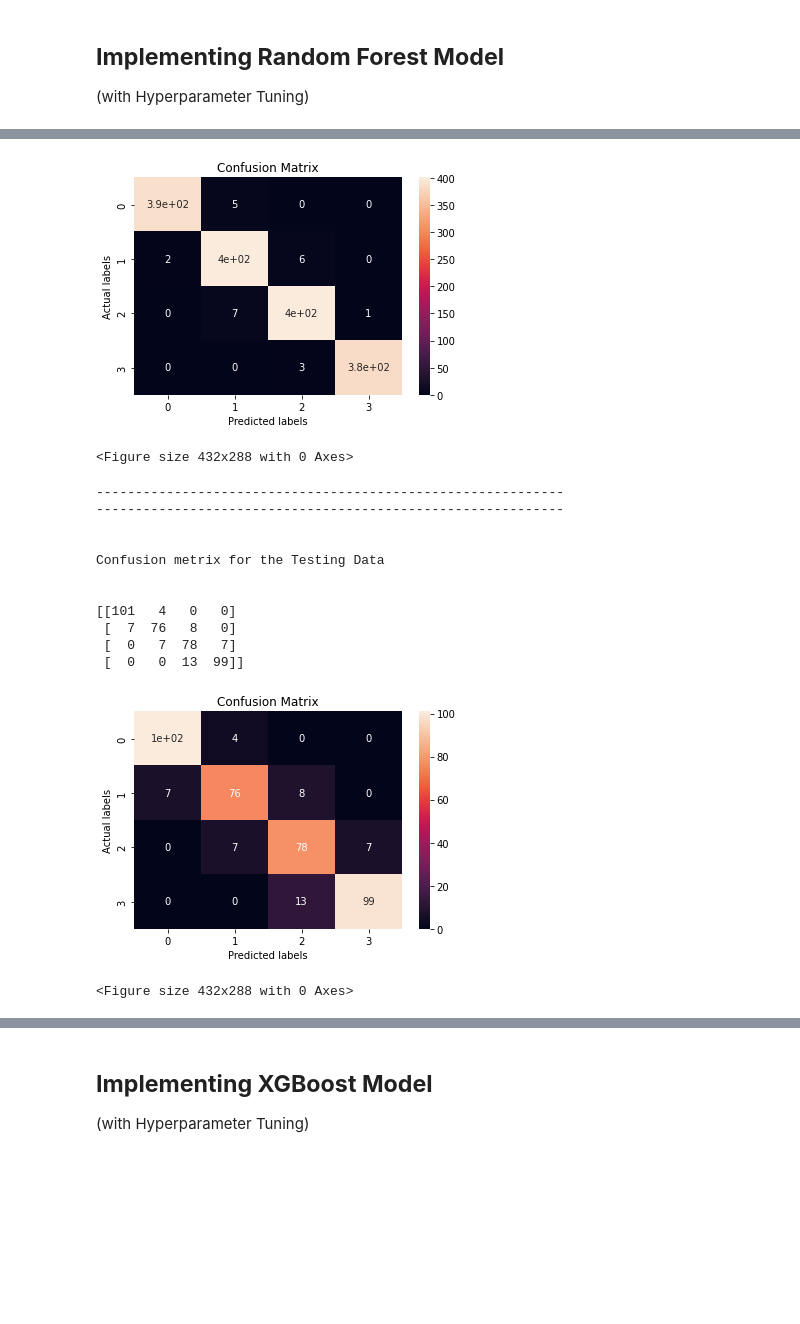
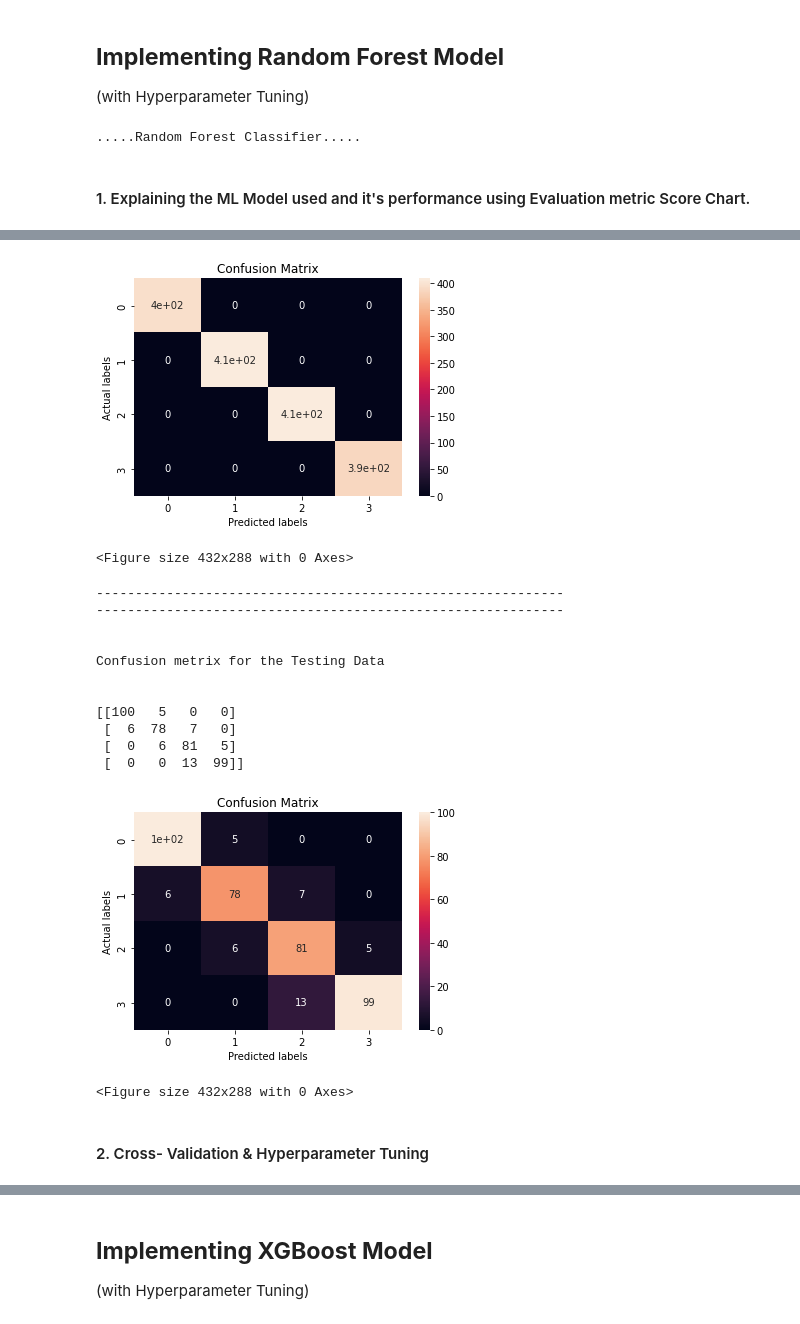
Before and after one commit to DipanshuKumar449/Mobile-Price-Range-Prediction, a Jupyter notebook: Mobile_Price_Range_Prediction.ipynb, the cells around one changed output, grey strips where cells are left out. Drawn from its saved outputs; the diff is of its cells as text; code cells hidden in the pictures; blank space fills up the shorter version.

```diff
--- a/Mobile_Price_Range_Prediction.ipynb
+++ b/Mobile_Price_Range_Prediction.ipynb
@@ -907,39 +1383,27 @@ Confusion metrix for the Testing Data
 # %% [markdown]
 ## **Implementing Random Forest Model**
 (with Hyperparameter Tuning)
+# %%
+# Random Forest implementation
+from sklearn.ensemble import RandomForestClassifier
+
+print(".....Random Forest Classifier.....")
+print('\n')
+
+Ran_for = RandomForestClassifier()
+
+Ran_for.fit(X_train, Y_train)
+
+# Predictions of Training and Testing Dasets
+
+Ran_for_pred_train = Ran_for.predict(X_train)   # Prediction for train dataset
+Ran_for_pred_test = Ran_for.predict(X_test)     # Prediction for test dataset
+# %% [output]
+.....Random Forest Classifier.....
+# %% [markdown]
+#### 1. Explaining the ML Model used and it's performance using Evaluation metric Score Chart.
 # %%
-# Random Forest with Hyperparameter tuning implementation
-from sklearn.ensemble import RandomForestClassifier
-
-print(".....Random Forest Classifier.....")
-print('\n')
-
-Ran_For = RandomForestClassifier()
-
-# Selecting Hyperparameters
-params_dict = {
-              'max_depth': [5,6,7,8,9,10],
-              'min_samples_leaf': [1,2,3,4,5],
-              'min_samples_split': [5,10,15],
-              'n_estimators': [100,200,300]
-              }
-
-# Using Randomized Search CV
-Ran_for_model = RandomizedSearchCV(estimator = Ran_For,
-                       param_distributions= params_dict,
-                       cv = 5, verbose=2, scoring='accuracy')
-
-Ran_for_model.fit(X_train,Y_train)
-
-print(Ran_for_model.best_estimator_)    # Getting the best Estimator
-print("\n")
-Ran_for_optimal = Ran_for_model.best_estimator_
-
-
-# Predictions of Training and Testing Dasets
-
-Ran_for_pred_train = Ran_for_optimal.predict(X_train)   # Prediction for train dataset
-Ran_for_pred_test = Ran_for_optimal.predict(X_test)     # Prediction for test dataset
+# Visualizing evaluation Metric Score chart for Random Forest
 
 # ............Evaluation.............
 
@@ -1004,15 +1468,17 @@ Fitting 5 folds for each of 10 candidates, totalling 50 fits
-[figure, old version]
+[figure, new version]
 <Figure size 432x288 with 0 Axes>
 ------------------------------------------------------------
 ------------------------------------------------------------
 
 
 Confusion metrix for the Testing Data
 
 
-[[101   4   0   0]
- [  7  76   8   0]
- [  0   7  78   7]
+[[100   5   0   0]
+ [  6  78   7   0]
+ [  0   6  81   5]
  [  0   0  13  99]]
-[figure, old version]
+[figure, new version]
 <Figure size 432x288 with 0 Axes>
+# %% [markdown]
+#### 2. Cross- Validation & Hyperparameter Tuning
```
Also changed, not shown: parts of 198 cells of this notebook.
